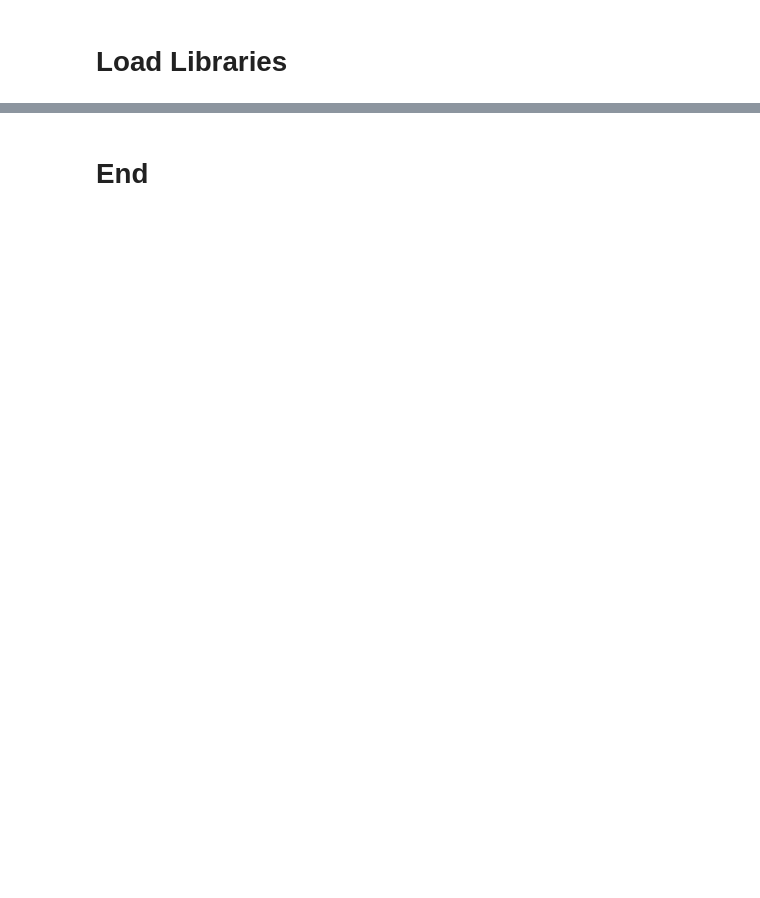
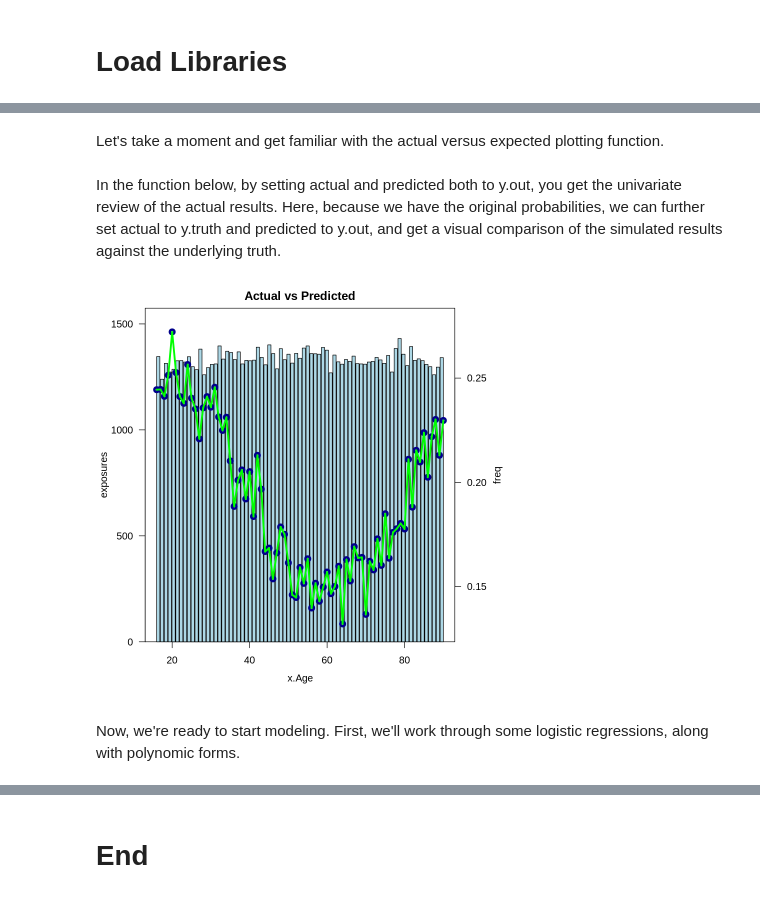
Before and after one commit to whyme314/playground-2023, a Jupyter notebook: GCW_playcode.ipynb, the cells around one changed output, grey strips where cells are left out. Saved outputs shown, nothing was run; the diff lists cells and outputs as text; code cells hidden in the pictures; blank space fills up the shorter version.

```diff
--- a/GCW_playcode.ipynb
+++ b/GCW_playcode.ipynb
@@ -96,6 +29,0 @@ First, we will create a dataset to model on. For our purposes, we'll borrow qual
-# %%
-set.seed(123456)
-N <- 100000
-x <- sample(16:90, N, replace = TRUE)
-y.truth <- (1+0.25*cos((x-15)*pi/45))*.2
-y.out <- rbinom(N, 1, prob=y.truth)
@@ -549,0 +174,10 @@ legend("bottomright", legend=c("XGBoost", "GBM", "GLM"), col=c("red", "green", "
+# %% [markdown]
+Let's take a moment and get familiar with the actual versus expected plotting function.
+# %% [markdown]
+In the function below, by setting actual and predicted both to y.out, you get the univariate review of the actual results. Here, because we have the original probabilities, we can further set actual to y.truth and predicted to y.out, and get a visual comparison of the simulated results against the underlying truth.
+# %%
+avse.plot.classification(var="x.Age",data=df.train,actual="y.out",pred="y.out",weight="exposures",lt_text="exposures",rt_text="freq")
+# %% [output]
+[figure, added]
+# %% [markdown]
+Now, we're ready to start modeling. First, we'll work through some logistic regressions, along with polynomic forms.
```
Also changed, not shown: parts of 161 cells of this notebook.
